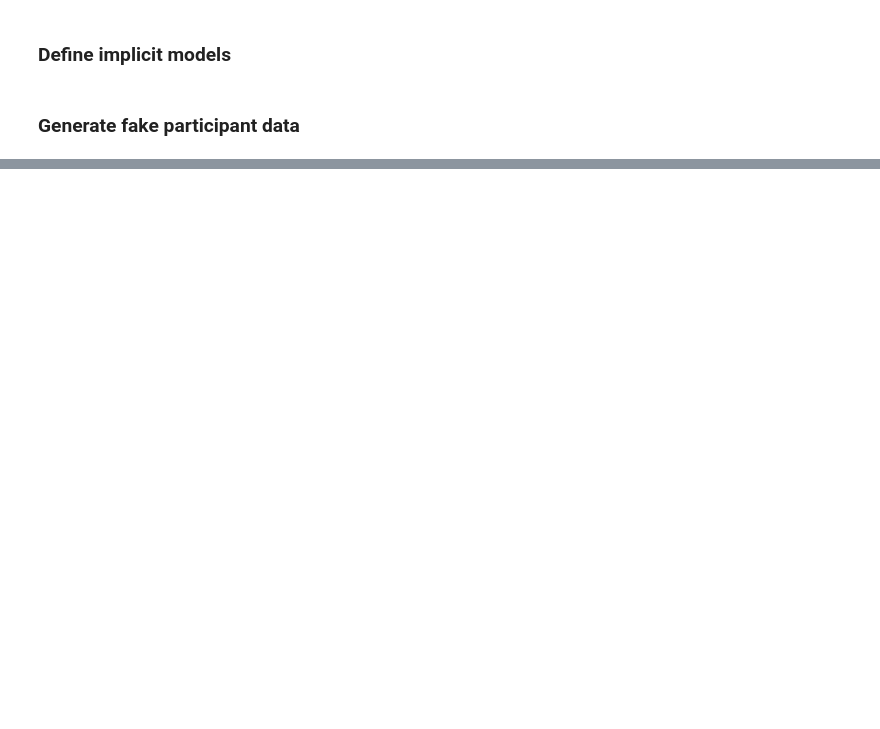
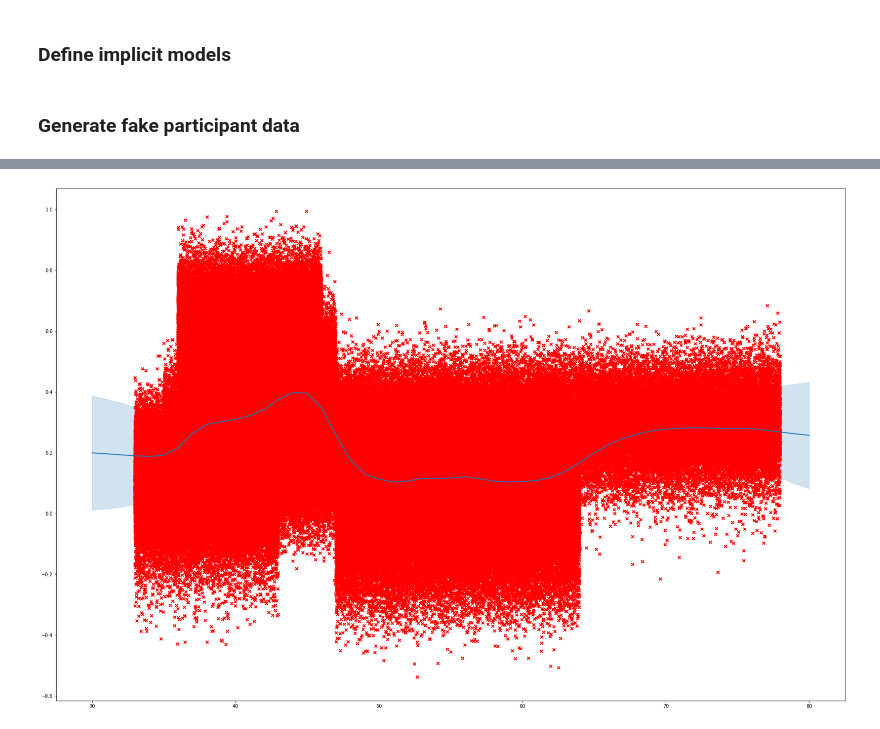
Before and after one commit to ppsp-team/PyNM, a Jupyter notebook: tutorials/GPflow_test.ipynb, the cells around one changed output, grey strips where cells are left out. Drawn from its saved outputs; the diff is of its cells as text; code cells hidden in the pictures; blank space fills up the shorter version.

```diff
--- a/tutorials/GPflow_test.ipynb
+++ b/tutorials/GPflow_test.ipynb
@@ -61,3 +200,31 @@ plt.show()
+# %%
+a = np.linspace(30, 80, 51).reshape(51, 1)
+b = np.ones((51,5)) * 0.5
+xx = np.hstack((a, b))
+
+## predict mean and variance of latent GP at test points
+mean, var = m.predict_f(xx)
+
+## plot
+plt.figure(figsize=(30, 20))
+plt.plot(X[:, 0], y, "rx", mew=2)
+plt.plot(xx[:, 0], mean, "C0", lw=2)
+plt.fill_between(
+    xx[:, 0],
+    mean[:, 0] - 1.96 * np.sqrt(var[:, 0]),
+    mean[:, 0] + 1.96 * np.sqrt(var[:, 0]),
+    color="C0",
+    alpha=0.2,
+)
+
+# ## generate 10 samples from posterior
+#   # for reproducibility
+# samples = m.predict_f_samples(X, 10)  # shape (10, 100, 1)
+# plt.plot(X[:, 0], samples[:, :, 0].numpy().T, "bo", linewidth=0.5)
+
+plt.show()
+# %% [output]
+[figure, added]
 # %%
 %%time
 import gpflow
```
Also changed, not shown: parts of 14 cells of this notebook.
